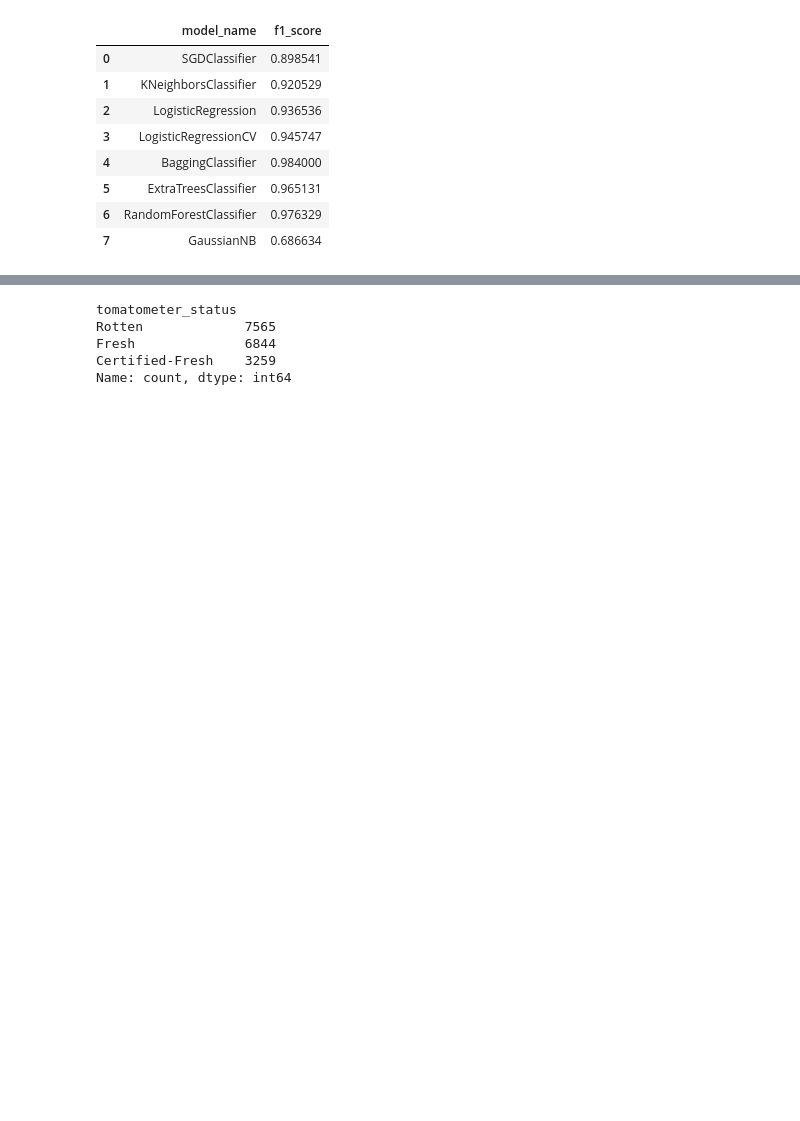
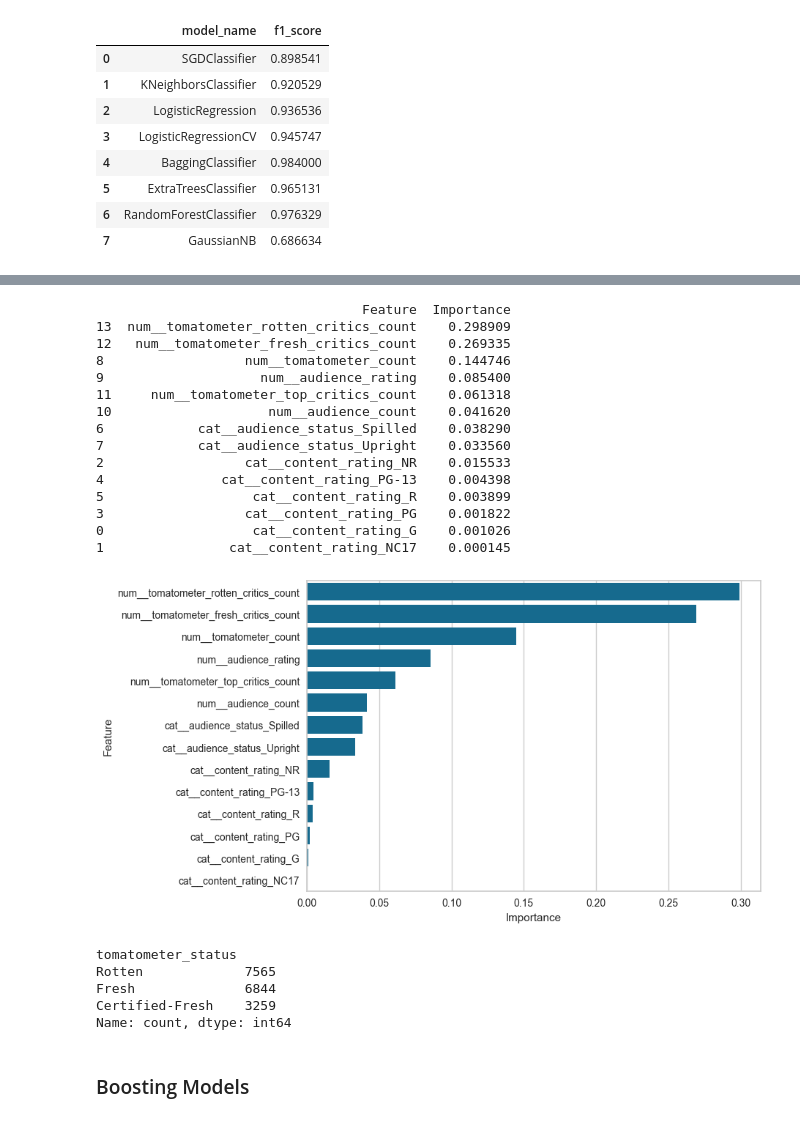
Before and after one commit to Sidharth29/Sandbox, a Jupyter notebook: notebooks/rotten_tomatoes_movie_classification.ipynb, the cells around one changed output, grey strips where cells are left out. Drawn from its saved outputs; the diff is of its cells as text; code cells hidden in the pictures; blank space fills up the shorter version.

Commit message:
Notebook - Rotten Tomatoes Movie Classification

```diff
--- a/notebooks/rotten_tomatoes_movie_classification.ipynb
+++ b/notebooks/rotten_tomatoes_movie_classification.ipynb
@@ -307,3 +307,16 @@ df_model_scores
 | 5 | ExtraTreesClassifier | 0.965131 |
 | 6 | RandomForestClassifier | 0.976329 |
 | 7 | GaussianNB | 0.686634 |
+# %%
+# Feature importance
+
+rf_model = RandomForestClassifier(n_estimators=500, random_state=2)
+
+pipeline = Pipeline([
+        ('preprocessor', preprocessor),
+        ('classifier', rf_model)
+    ])
+
+score = cross_val_score(estimator=pipeline, X=df_movies_x, y=df_movies_y_mapped.values.ravel(), cv = 5, scoring='f1_macro')
+
+print(f'F1 Score: {score.mean()}')
@@ -310,3 +328,44 @@ df_model_scores
+# %%
+X_train, X_test, y_train, y_test = train_test_split(df_movies_x, df_movies_y_mapped.values.ravel(), test_size=0.2, random_state=2)
+
+pipeline.fit(X_train, y_train)
+
+# Extract the trained RandomForestClassifier
+rf_model_trained = pipeline.named_steps['classifier']
+
+feature_importances = rf_model_trained.feature_importances_
+
+preprocessor.fit(X_train)
+feature_names = preprocessor.get_feature_names_out()
+
+# Create a DataFrame for better visualization
+feature_importances_df = pd.DataFrame({
+    'Feature': feature_names,
+    'Importance': feature_importances
+}).sort_values(by='Importance', ascending=False)
+
+print(feature_importances_df)
+
+sns.barplot(data=feature_importances_df, y="Feature", x="Importance")
+
+plt.show()
+# %% [output]
+                                  Feature  Importance
+13  num__tomatometer_rotten_critics_count    0.298909
+12   num__tomatometer_fresh_critics_count    0.269335
+8                  num__tomatometer_count    0.144746
+9                    num__audience_rating    0.085400
+11     num__tomatometer_top_critics_count    0.061318
+10                    num__audience_count    0.041620
+6            cat__audience_status_Spilled    0.038290
+7            cat__audience_status_Upright    0.033560
+2                  cat__content_rating_NR    0.015533
+4               cat__content_rating_PG-13    0.004398
+5                   cat__content_rating_R    0.003899
+3                  cat__content_rating_PG    0.001822
+0                   cat__content_rating_G    0.001026
+1                cat__content_rating_NC17    0.000145
+[figure, added]
 # %%
 df_raw_movies['tomatometer_status'].value_counts()
 # %% [output]
@@ -315,3 +374,5 @@ Rotten             7565
 Fresh              6844
 Certified-Fresh    3259
 Name: count, dtype: int64
+# %% [markdown]
+### Boosting Models
```
Also changed, not shown: parts of 6 cells of this notebook.
